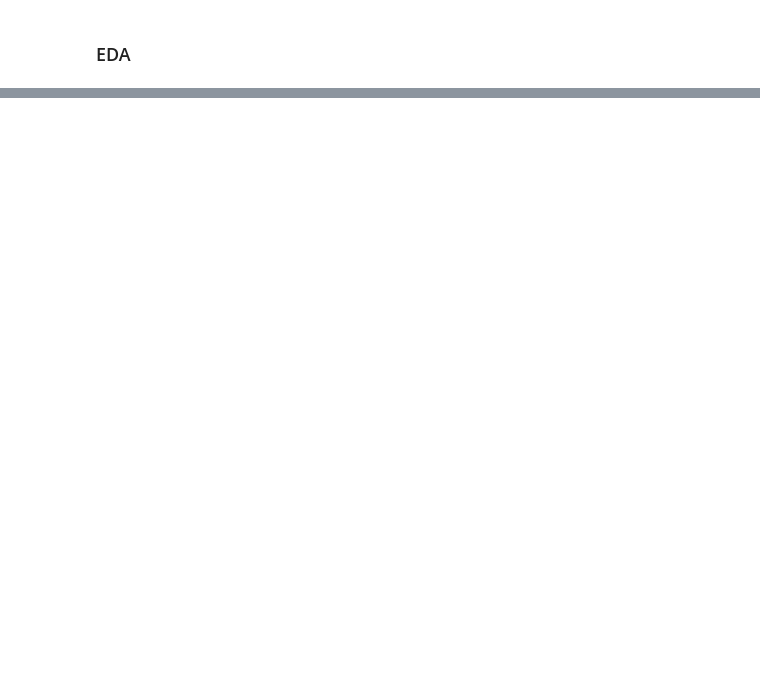
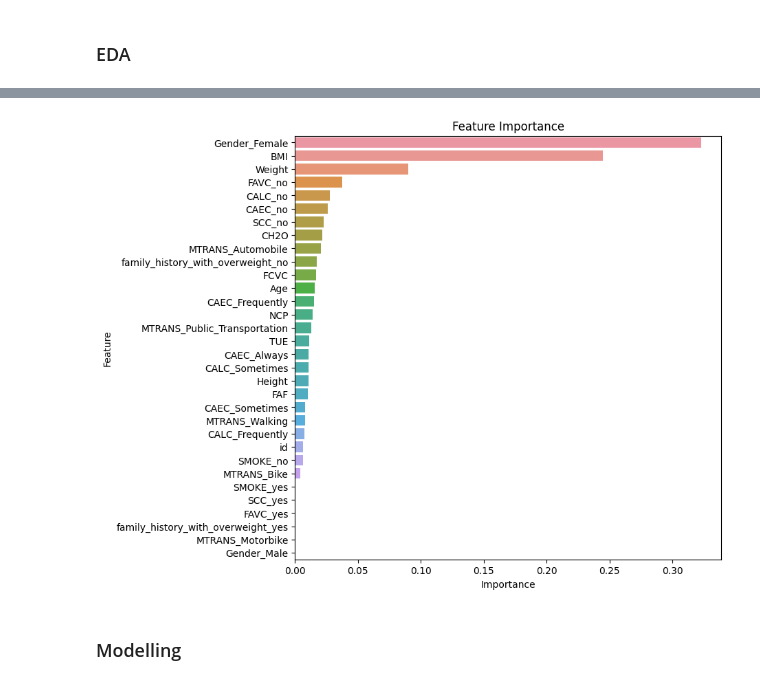
Before and after one commit to alex-volosha/mc-obesity-risk, a Jupyter notebook: main.ipynb, the cells around one changed output, grey strips where cells are left out. Saved outputs shown, nothing was run; the diff lists cells and outputs as text; code cells hidden in the pictures; blank space fills up the shorter version.

```diff
--- a/main.ipynb
+++ b/main.ipynb
@@ -98,0 +146,3 @@ We have 8/17 categorical features and 9/17 numerical features
+# %%
+train = pd.get_dummies(train, columns=categorical_vars)
+test  = pd.get_dummies(test, columns=categorical_vars)
@@ -98,0 +178,24 @@ We have 8/17 categorical features and 9/17 numerical features
+# %%
+train['NObeyesdad']=train['NObeyesdad'].map({'Insufficient_Weight':0,'Normal_Weight':1,'Overweight_Level_I':2,'Overweight_Level_II':3,'Obesity_Type_I':4,'Obesity_Type_II':5,'Obesity_Type_III':6})
+# %%
+X = train.drop(['NObeyesdad'], axis=1)
+y = train['NObeyesdad']
+# %%
+xgb_model = xgb.XGBClassifier()
+
+
+xgb_model.fit(X, y)
+
+feature_importances = xgb_model.feature_importances_
+
+feature_importance_df = pd.DataFrame({'Feature': X.columns, 'Importance': feature_importances})
+feature_importance_df = feature_importance_df.sort_values(by='Importance', ascending=False)
+# %%
+plt.figure(figsize=(8, 8))
+sns.barplot(x='Importance', y='Feature', data=feature_importance_df)
+plt.title('Feature Importance')
+plt.show()
+# %% [output]
+[figure, added]
+# %% [markdown]
+### Modelling
```
Also changed, not shown: parts of 35 cells of this notebook.
